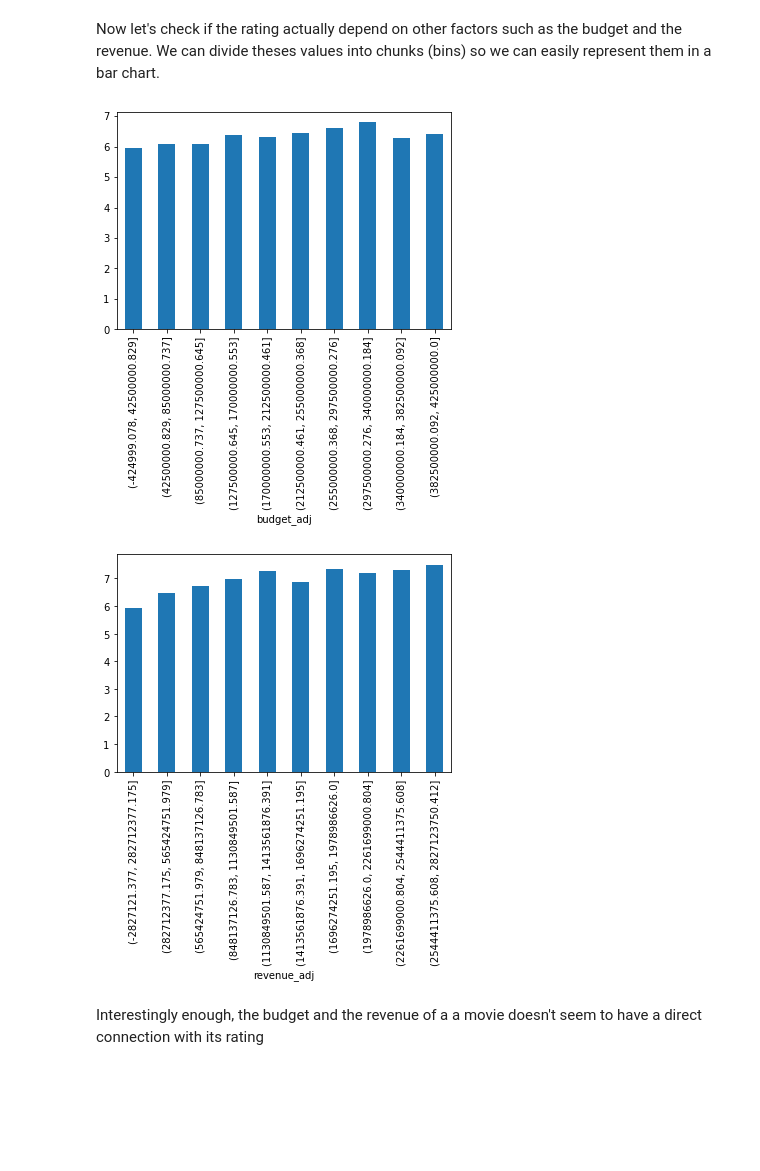
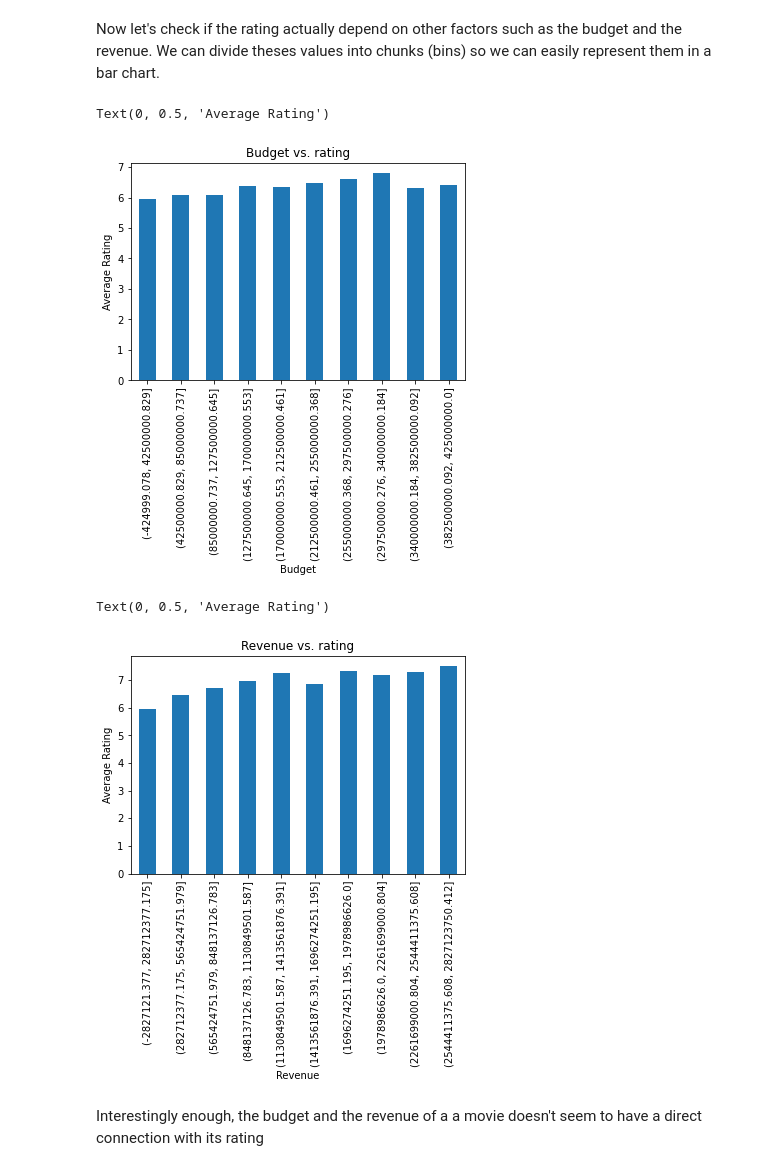
Before and after one commit to omarbassam88/tmdb-movies, a Jupyter notebook: tmdb_wrangle.ipynb, the cells around one changed output. Drawn from its saved outputs; the diff is of its cells as text; code cells hidden in the pictures; blank space fills up the shorter version.

```diff
--- a/tmdb_wrangle.ipynb
+++ b/tmdb_wrangle.ipynb
@@ -499,12 +504,20 @@ Now let's check if the rating actually depend on other factors such as the budge
 We can divide theses values into chunks (bins) so we can easily represent them in a bar chart.
 # %%
 df.groupby(pd.cut(df['budget_adj'], 10))['vote_average'].mean().plot(kind='bar');
+plt.title('Budget vs. rating')
+plt.xlabel('Budget')
+plt.ylabel('Average Rating')
 # %% [output]
+Text(0, 0.5, 'Average Rating')
-[figure, old version]
+[figure, new version]
 # %%
 df.groupby(pd.cut(df['revenue_adj'], 10))['vote_average'].mean().plot(kind='bar');
+plt.title('Revenue vs. rating')
+plt.xlabel('Revenue')
+plt.ylabel('Average Rating')
 # %% [output]
+Text(0, 0.5, 'Average Rating')
-[figure, old version]
+[figure, new version]
 # %% [markdown]
 Interestingly enough, the budget and the revenue of a a movie doesn't seem to have a direct connection with its rating
 # %% [markdown]
```
Also changed, not shown: parts of 20 cells of this notebook.
